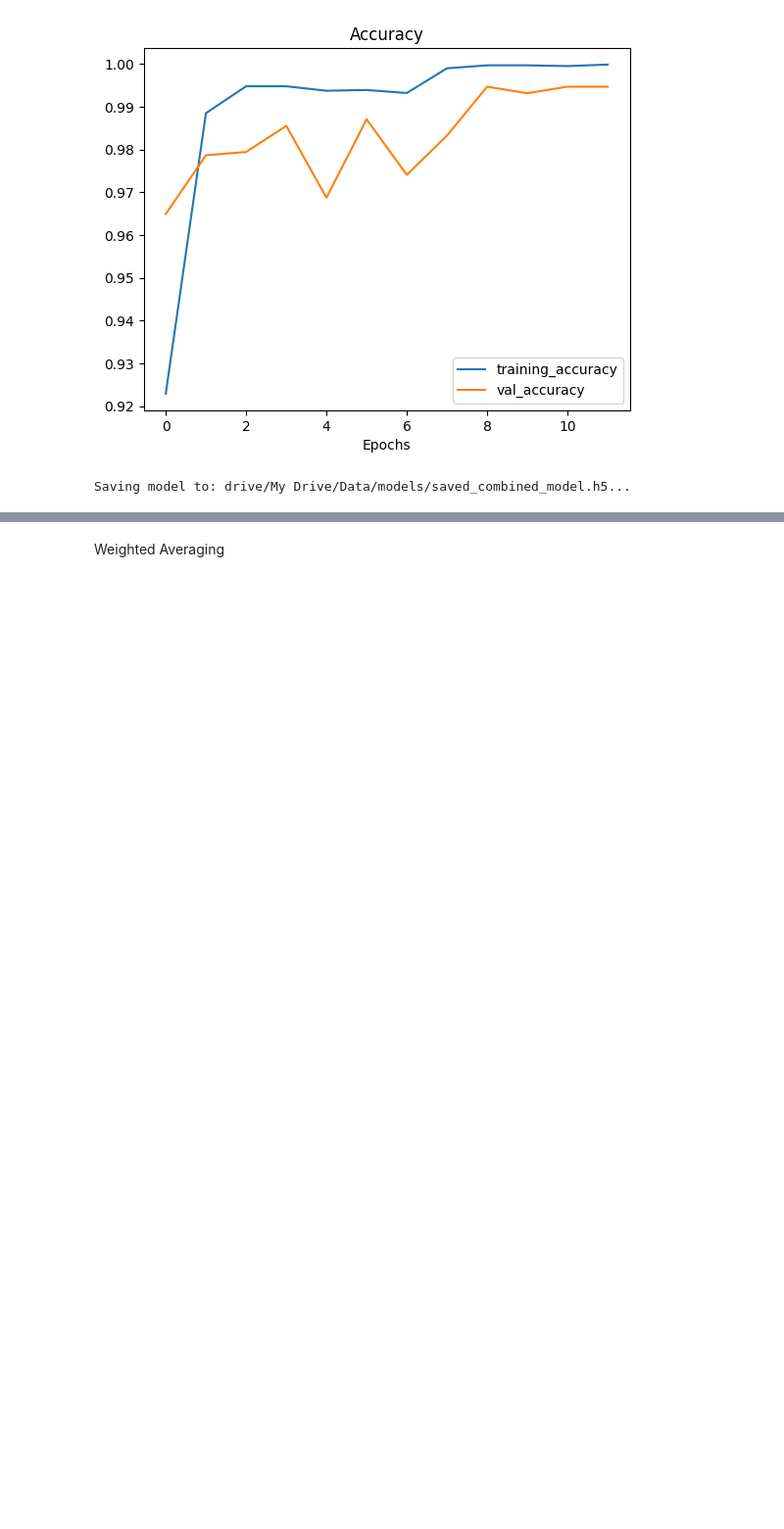
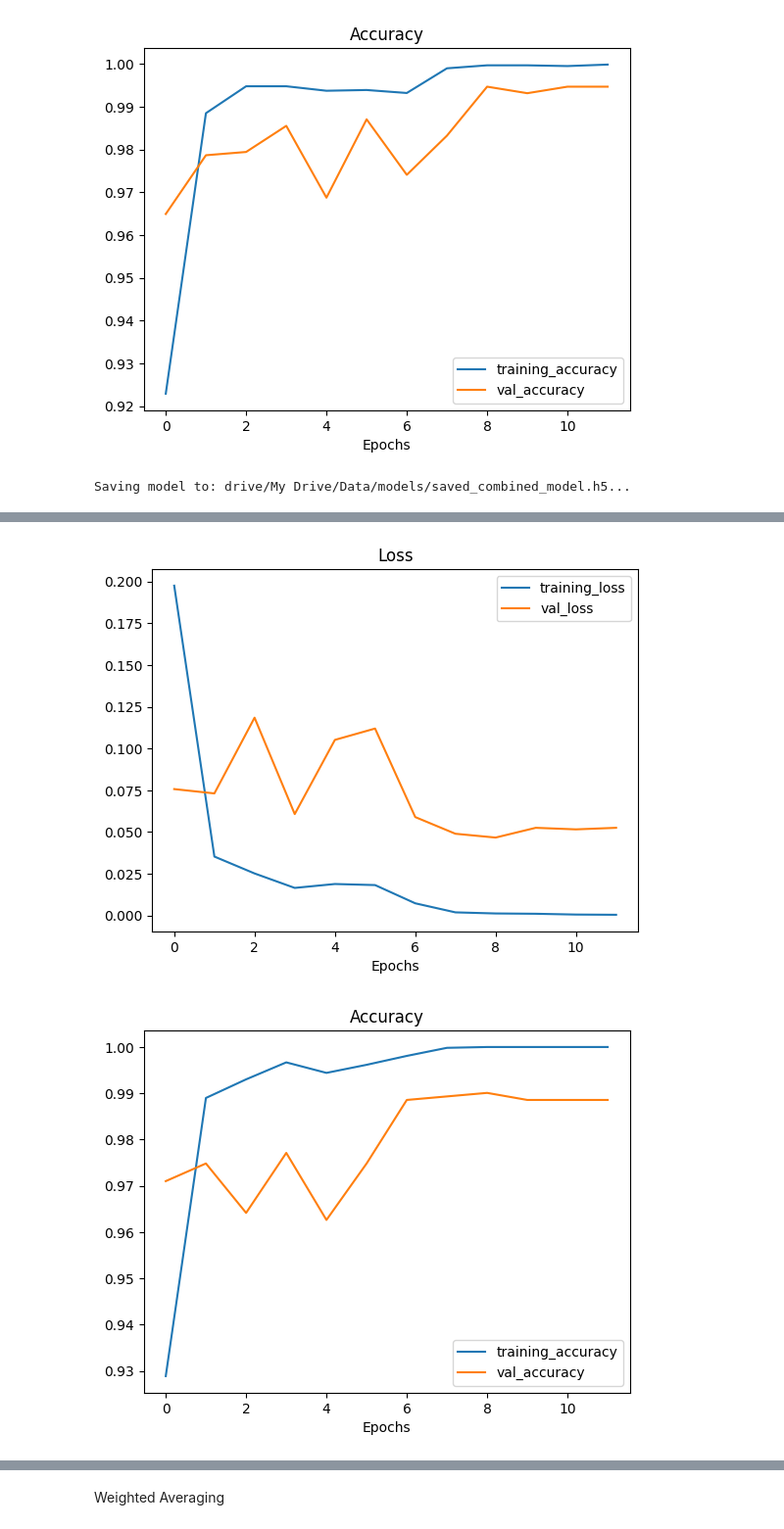
Before and after one commit to AyushSrivastava27/brain_tumour_segmentation_2, a Jupyter notebook: brain_tumour_2.ipynb, the cells around one changed output, grey strips where cells are left out. Shown at 98% size. Saved outputs shown, nothing was run; the diff lists cells and outputs as text; code cells hidden in the pictures; blank space fills up the shorter version.

```diff
--- a/brain_tumour_2.ipynb
+++ b/brain_tumour_2.ipynb
@@ -380,3 +423,8 @@ results_2
+# %%
+plot_loss_curves(history_2)
+# %% [output]
+[figure, added]
+[figure, added]
 # %%
 import tensorflow as tf
 from tensorflow.keras.applications import EfficientNetB0, InceptionV3
```
Also changed, not shown: parts of 6 cells of this notebook.
